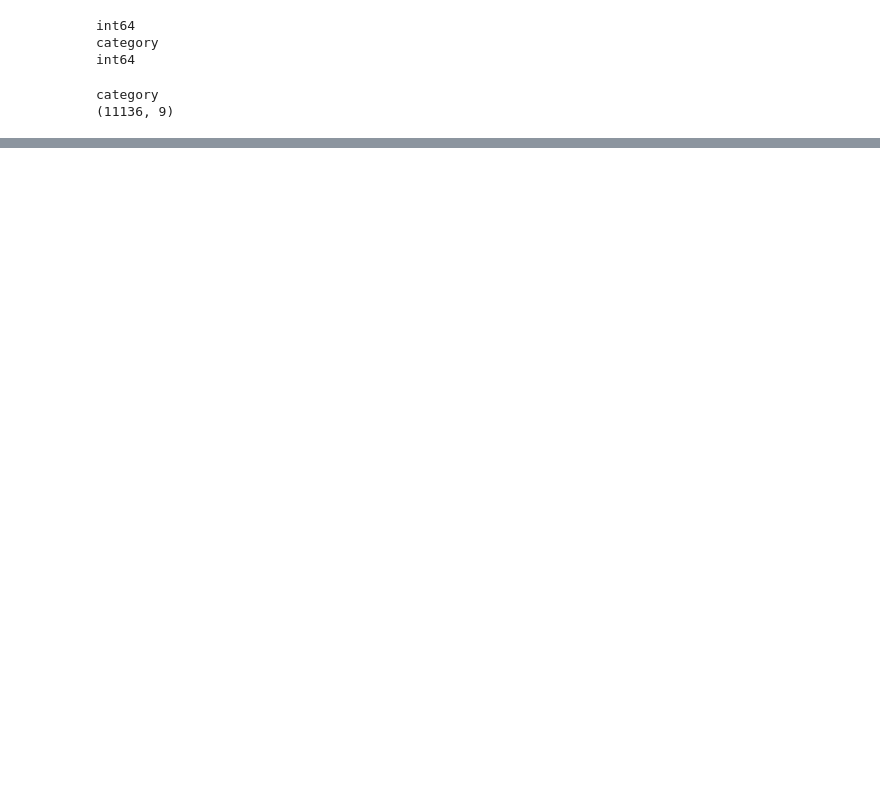
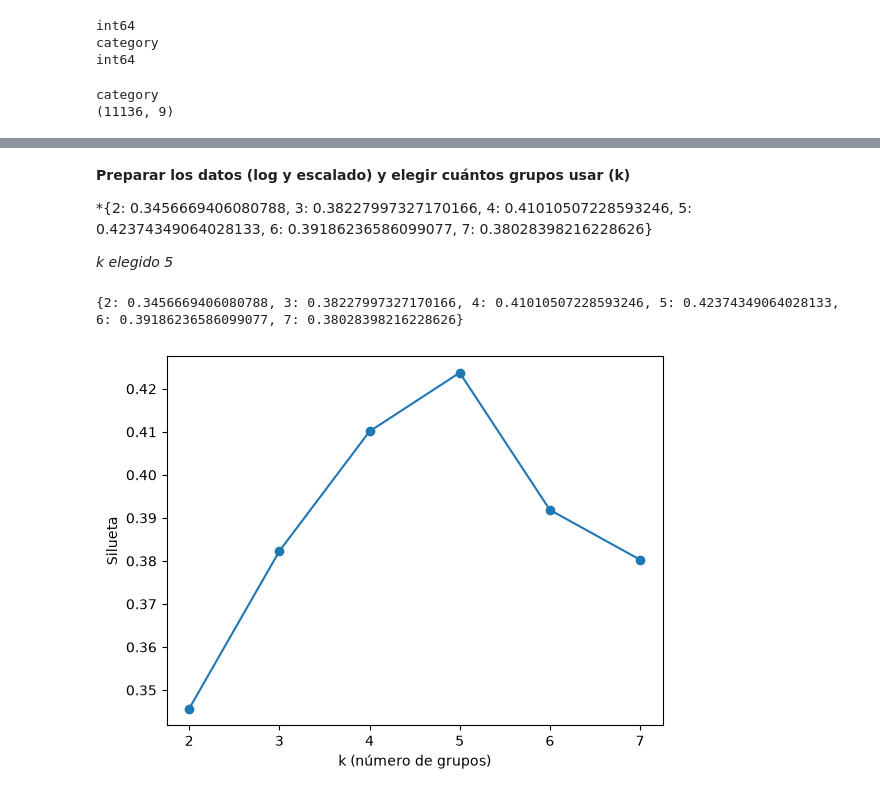
Before and after one commit to ianoelmolina-cmyk/taxis-nyc, a Jupyter notebook: preparacion.ipynb, the cells around one changed output, grey strips where cells are left out. Cells and saved outputs as stored; diff of their text form; code cells hidden in the pictures; blank space fills up the shorter version.

```diff
--- a/preparacion.ipynb
+++ b/preparacion.ipynb
@@ -418,0 +466,36 @@ category
+# %% [markdown]
+**Preparar los datos (log y escalado) y elegir cuántos grupos usar (k)**
+
+*{2: 0.3456669406080788, 3: 0.38227997327170166, 4: 0.41010507228593246, 5: 0.42374349064028133, 6: 0.39186236586099077, 7: 0.38028398216228626}
+
+*k elegido 5*
+# %%
+from sklearn.preprocessing import StandardScaler
+from sklearn.cluster import KMeans
+from sklearn.metrics import silhouette_score
+
+# 1. Viajes por día en escala logarítmica
+X = perfil.copy()
+X["viajes_dia"] = np.log1p(X["viajes_dia"])
+
+# 2. Escalar las 8 columnas
+escalador = StandardScaler()
+X_esc = escalador.fit_transform(X)
+
+# 3. Silueta para k = 2 a 7
+silueta = {}
+for k in range(2, 8):
+    km = KMeans(n_clusters=k, random_state=42, n_init=10)
+    etiquetas = km.fit_predict(X_esc)
+    silueta[k] = silhouette_score(X_esc, etiquetas)
+
+print(silueta)
+# %% [output]
+{2: 0.3456669406080788, 3: 0.38227997327170166, 4: 0.41010507228593246, 5: 0.42374349064028133, 6: 0.39186236586099077, 7: 0.38028398216228626}
+# %%
+plt.plot(list(silueta.keys()), list(silueta.values()), marker="o")
+plt.xlabel("k (número de grupos)")
+plt.ylabel("Silueta")
+plt.show()
+# %% [output]
+[figure, added]
```
Also changed, not shown: parts of 15 cells of this notebook, 1 other file.
